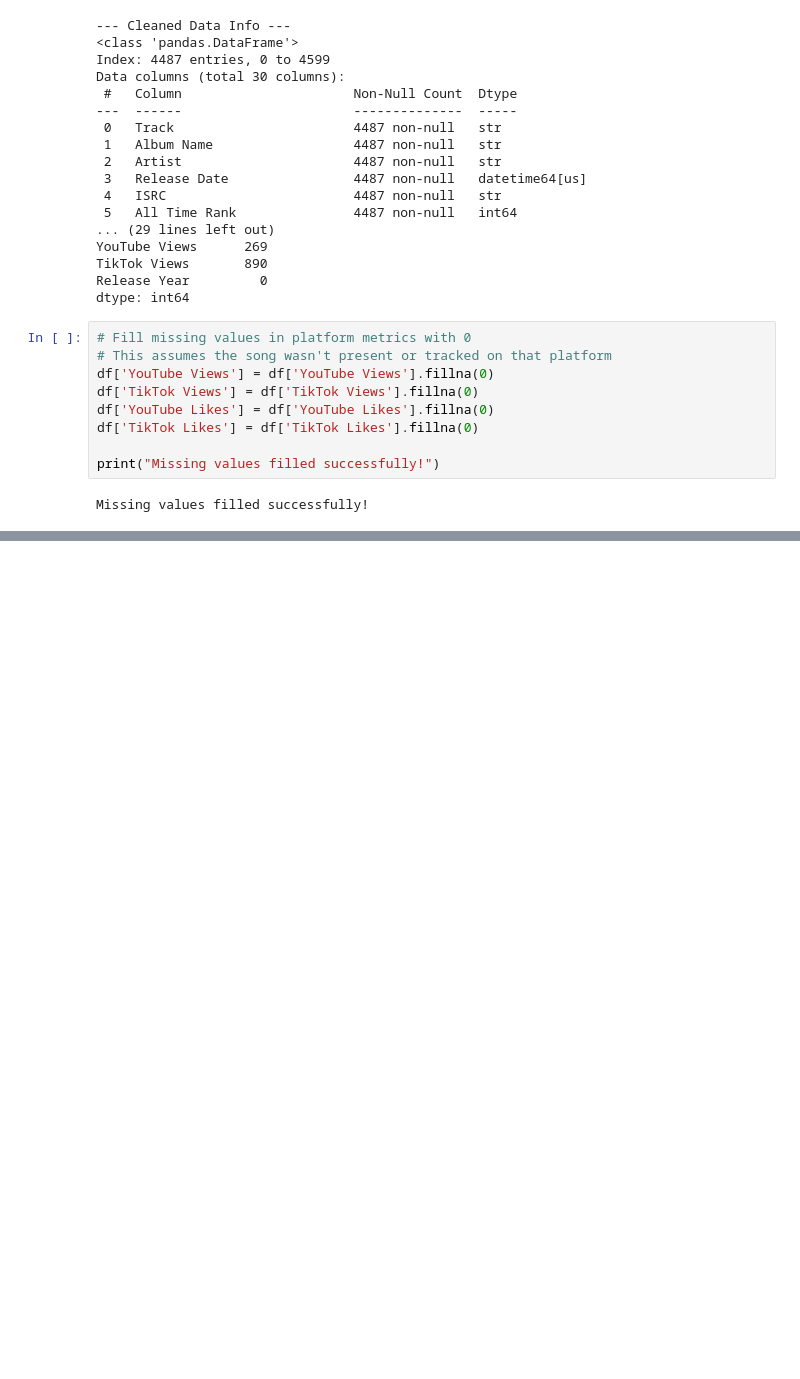
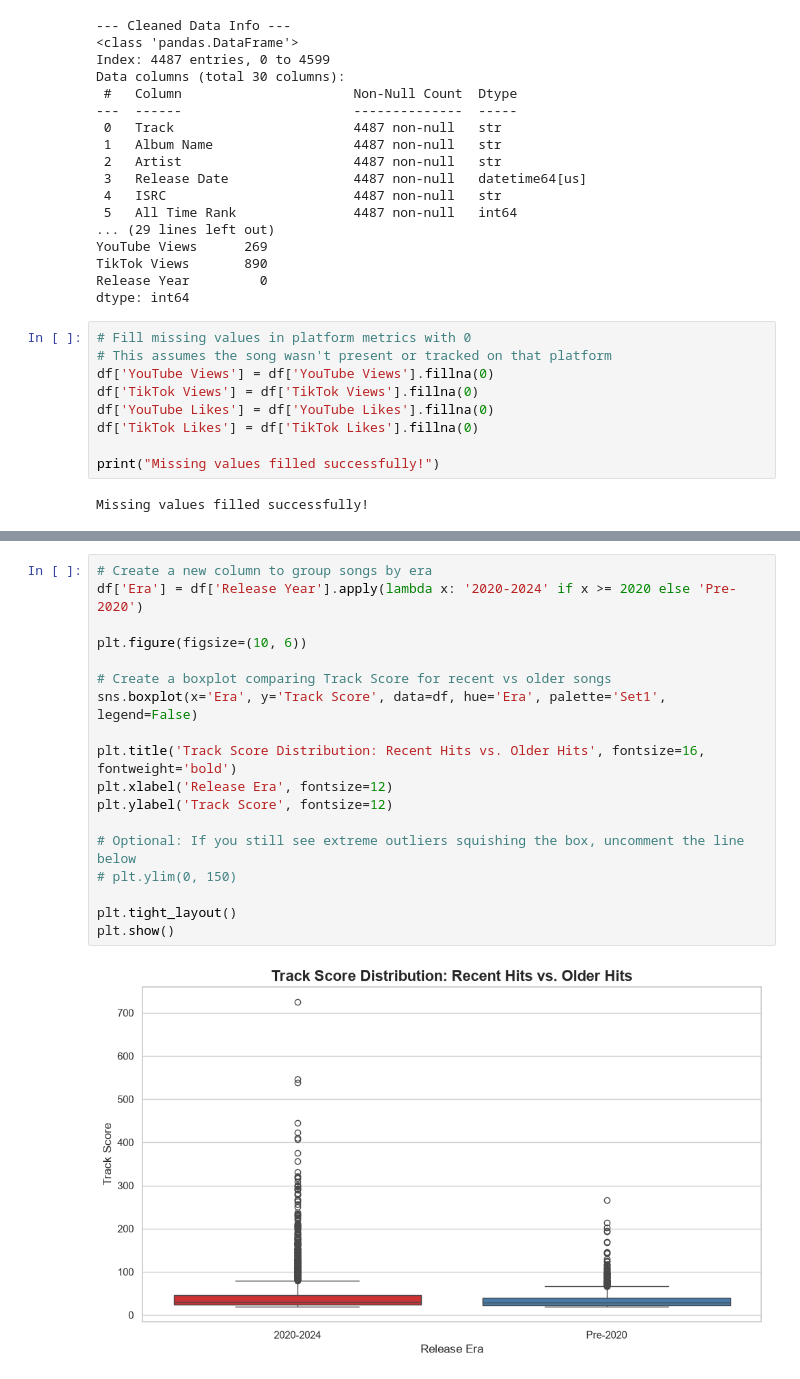
Before and after one commit to RTficial4life/Spotify-2023-data-visualization, a Jupyter notebook: python project.ipynb, the cells around one changed output, grey strips where cells are left out. Drawn from its saved outputs; the diff is of its cells as text; blank space fills up the shorter version.

```diff
--- a/python project.ipynb
+++ b/python project.ipynb
@@ -133,0 +177,20 @@ Missing values filled successfully!
+# %%
+# Create a new column to group songs by era
+df['Era'] = df['Release Year'].apply(lambda x: '2020-2024' if x >= 2020 else 'Pre-2020')
+
+plt.figure(figsize=(10, 6))
+
+# Create a boxplot comparing Track Score for recent vs older songs
+sns.boxplot(x='Era', y='Track Score', data=df, hue='Era', palette='Set1', legend=False)
+
+plt.title('Track Score Distribution: Recent Hits vs. Older Hits', fontsize=16, fontweight='bold')
+plt.xlabel('Release Era', fontsize=12)
+plt.ylabel('Track Score', fontsize=12)
+
+# Optional: If you still see extreme outliers squishing the box, uncomment the line below
+# plt.ylim(0, 150)
+
+plt.tight_layout()
+plt.show()
+# %% [output]
+[figure, added]
```
Also changed, not shown: parts of 6 cells of this notebook.
